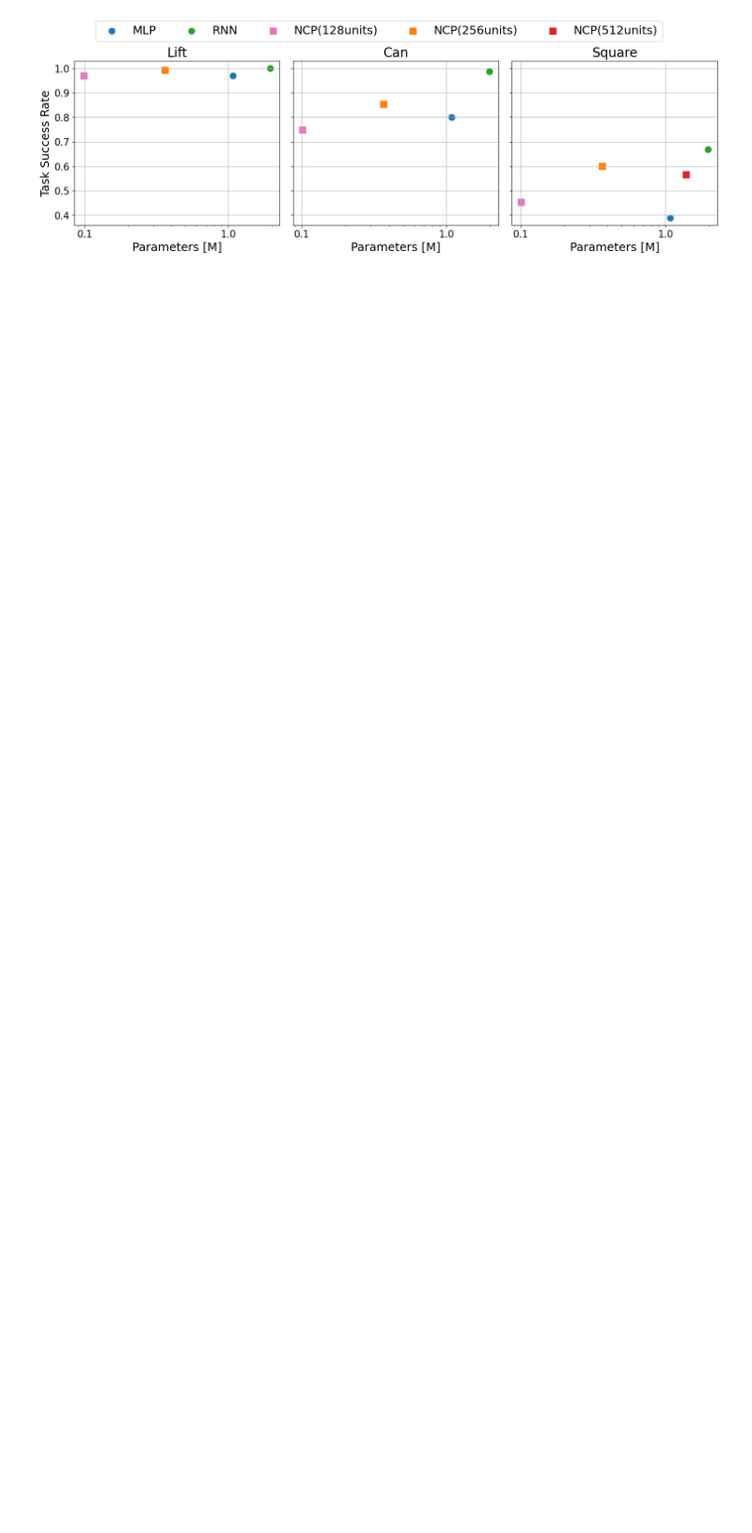
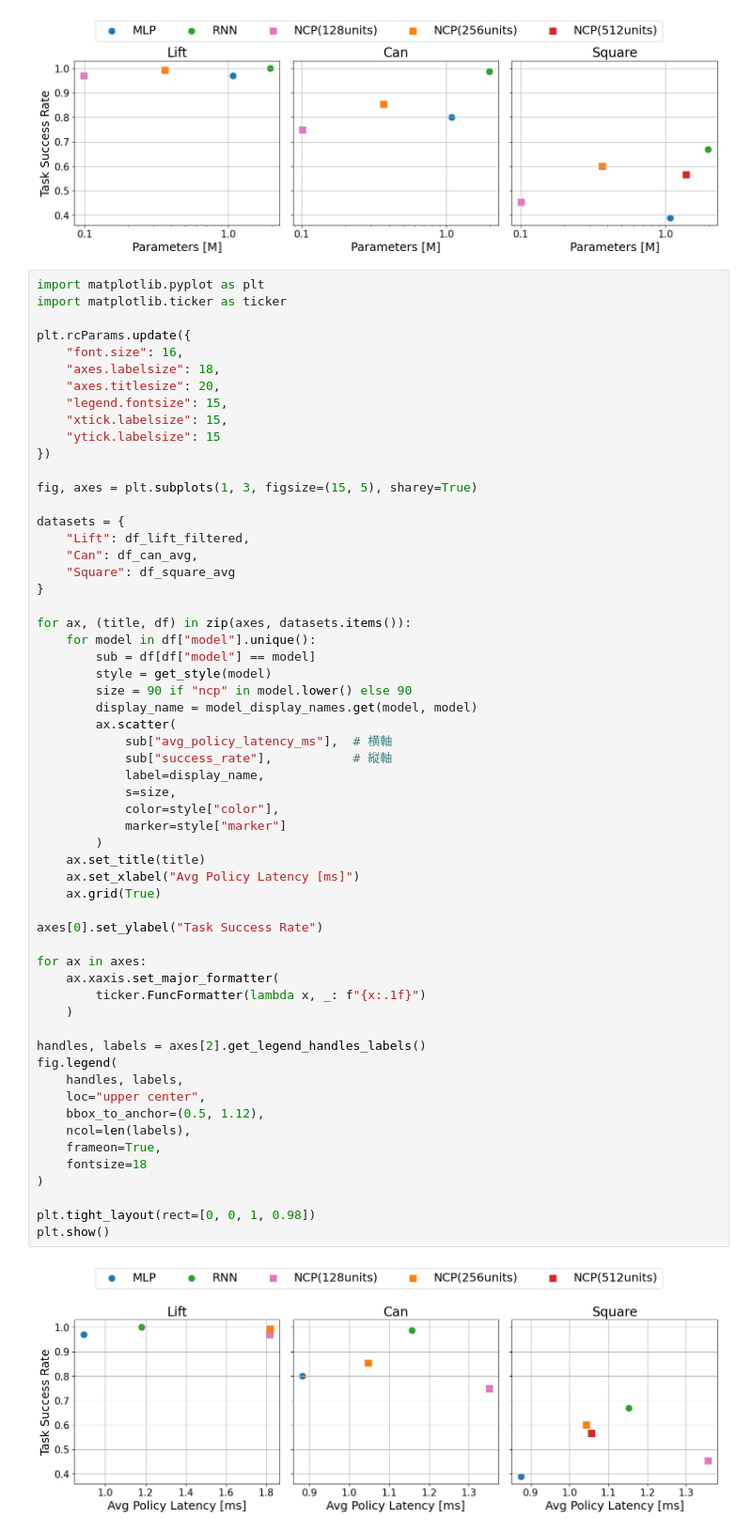
Before and after one commit to yuuharu11/LNN-control, a Jupyter notebook: robomimic/myscript/make-graph/success_rate-model_size.ipynb, the cells around one changed output. Shown at 94% size. Saved outputs shown, nothing was run; the diff lists cells and outputs as text; blank space fills up the shorter version.

```diff
--- a/robomimic/myscript/make-graph/success_rate-model_size.ipynb
+++ b/robomimic/myscript/make-graph/success_rate-model_size.ipynb
@@ -223,3 +223,63 @@ plt.tight_layout(rect=[0, 0, 1, 0.98])  # 下を少し縮めて上の余白を
 plt.show()
 # %% [output]
 [figure]
+# %%
+import matplotlib.pyplot as plt
+import matplotlib.ticker as ticker
+
+plt.rcParams.update({
+    "font.size": 16,
+    "axes.labelsize": 18,
+    "axes.titlesize": 20,
+    "legend.fontsize": 15,
+    "xtick.labelsize": 15,
+    "ytick.labelsize": 15
+})
+
+fig, axes = plt.subplots(1, 3, figsize=(15, 5), sharey=True)
+
+datasets = {
+    "Lift": df_lift_filtered,
+    "Can": df_can_avg,
+    "Square": df_square_avg
+}
+
+for ax, (title, df) in zip(axes, datasets.items()):
+    for model in df["model"].unique():
+        sub = df[df["model"] == model]
+        style = get_style(model)
+        size = 90 if "ncp" in model.lower() else 90
+        display_name = model_display_names.get(model, model)
+        ax.scatter(
+            sub["avg_policy_latency_ms"],  # 横軸
+            sub["success_rate"],           # 縦軸
+            label=display_name,
+            s=size,
+            color=style["color"],
+            marker=style["marker"]
+        )
+    ax.set_title(title)
+    ax.set_xlabel("Avg Policy Latency [ms]")
+    ax.grid(True)
+
+axes[0].set_ylabel("Task Success Rate")
+
+for ax in axes:
+    ax.xaxis.set_major_formatter(
+        ticker.FuncFormatter(lambda x, _: f"{x:.1f}")
+    )
+
+handles, labels = axes[2].get_legend_handles_labels()
+fig.legend(
+    handles, labels,
+    loc="upper center",
+    bbox_to_anchor=(0.5, 1.12),
+    ncol=len(labels),
+    frameon=True,
+    fontsize=18
+)
+
+plt.tight_layout(rect=[0, 0, 1, 0.98])
+plt.show()
+# %% [output]
+[figure, added]
```
Also changed, not shown: 5 other files.
